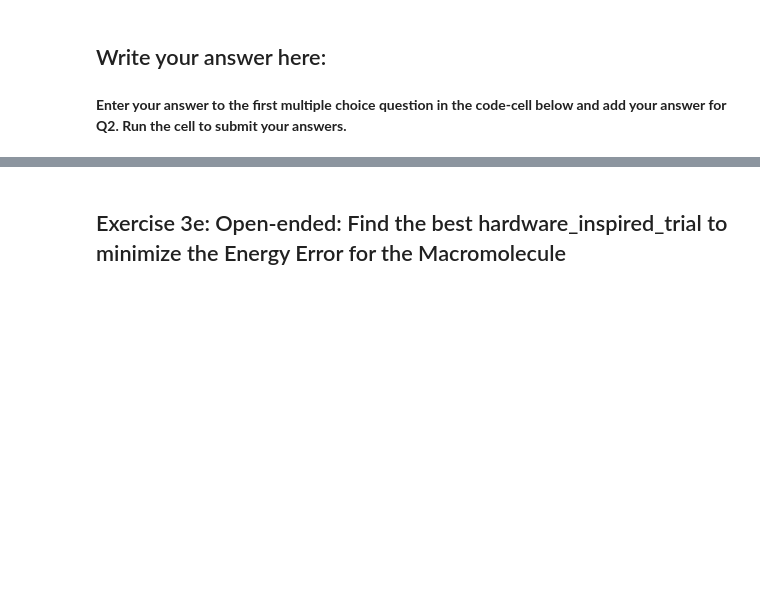
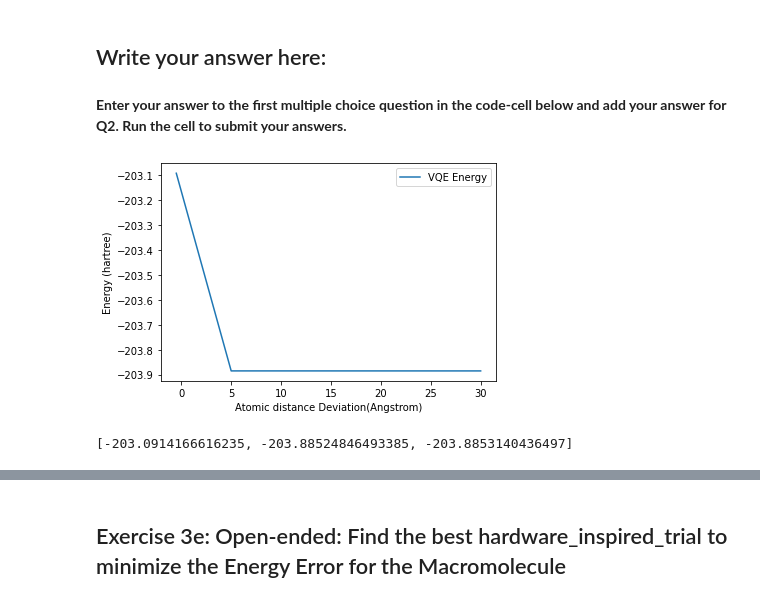
Before and after one commit to qiskit-community/ibm-quantum-challenge-africa-2021, a Jupyter notebook: content/lab3/lab3.ipynb, the cells around one changed output, grey strips where cells are left out. Cells and saved outputs as stored; diff of their text form; code cells hidden in the pictures; blank space fills up the shorter version.

```diff
--- a/content/lab3/lab3.ipynb
+++ b/content/lab3/lab3.ipynb
@@ -443,7 +443,34 @@ Construct the molecular definition and molecular variation to represent the anti
 Create a your molecule in the cell below. Make sure to name the molecule `macromolecule`.
 # %%
 ## Add your code here
-macromolecule = None
+"""
+"O":  (1.1280, 0.2091, 0.0000)
+"N": (-1.1878, 0.1791, 0.0000)
+"C": (0.0598, -0.3882, 0.0000)
+"H": (-1.3085, 1.1864, 0.0001)
+"H": (-2.0305, -0.3861, -0.0001)
+"H": (-0.0014, -1.4883, -0.0001)
+
+molecular_variation = Molecule.absolute_stretching
+
+#Other types of molecular variation:
+#molecular_variation = Molecule.relative_stretching
+#molecular_variation = Molecule.absolute_bending
+#molecular_variation = Molecule.relative_bending
+
+['C', -0.1805, 1.3955, 0.0000]]
+"""
+molecular_variation = Molecule.absolute_stretching
+specific_molecular_variation = apply_variation_to_atom_pair(molecular_variation, atom_pair=(6, 1))
+macromolecule = Molecule(geometry=[['O', [1.1280, 0.2091, 0.0000]],
+                          ['N', [-1.1878, 0.1791, 0.0000]],
+                          ['C', [0.0598, -0.3882, 0.0000]],
+                          ['H', [-1.3085, 1.1864, 0.0001]],
+                          ['H', [-2.0305, -0.3861, -0.0001]],
+                          ['H', [-0.0014, -1.4883, -0.0001]],
+                          ['C', [-0.1805, 1.3955, 0.0000]]],
+                          charge=0, multiplicity=1,
+                          degrees_of_freedom=[specific_molecular_variation])
 ##
 # %% [markdown]
 To submit your molecule to the grader, run the cell below.
@@ -796,0 +855,16 @@ Q2: Check the total number of parameters for reps equal 1 and 2. How many parame
+# %%
+# C
+true_total_energy = construct_hamiltonian_solve_ground_state(
+                                molecule=macromolecule,                  # Step 1
+                                num_electrons=2,                         # Step 2a
+                                num_molecular_orbitals=2,                # Step 2a
+                                chemistry_inspired=True,                 # Step 3a
+                                vqe=False,                               # Step 3b
+                                perturbation_steps = [-0.5, 5, 30])      # Step 4
+plot_energy_landscape(true_total_energy)
+# %% [output]
+[figure, added]
+# %%
+true_total_energy.energies
+# %% [output]
+[-203.0914166616235, -203.88524846493385, -203.8853140436497]
```
Also changed, not shown: parts of 24 cells of this notebook, 2 other files.
